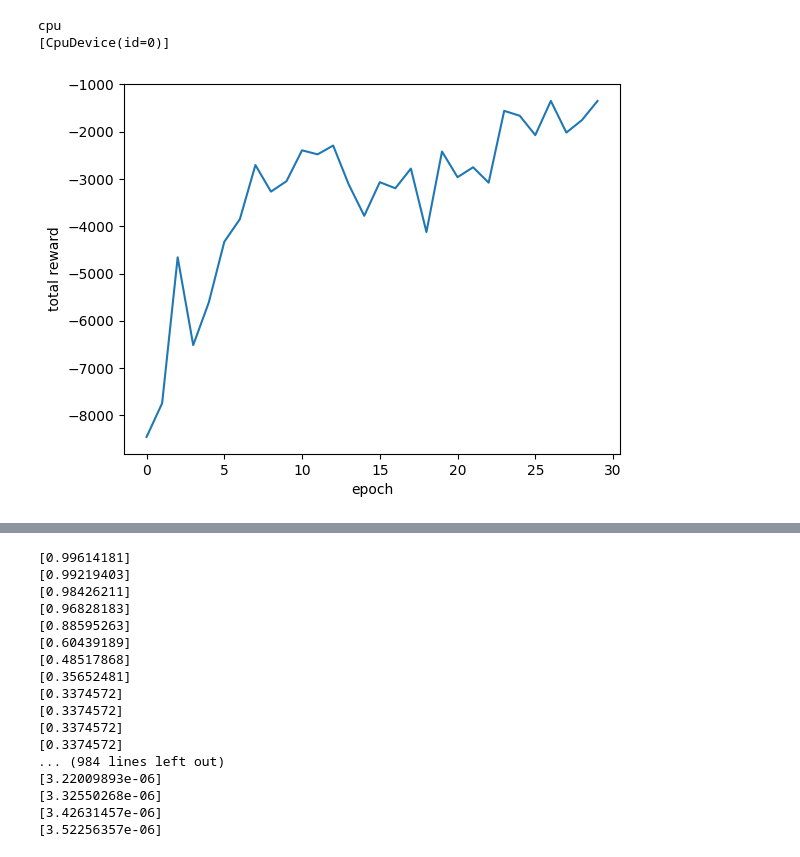
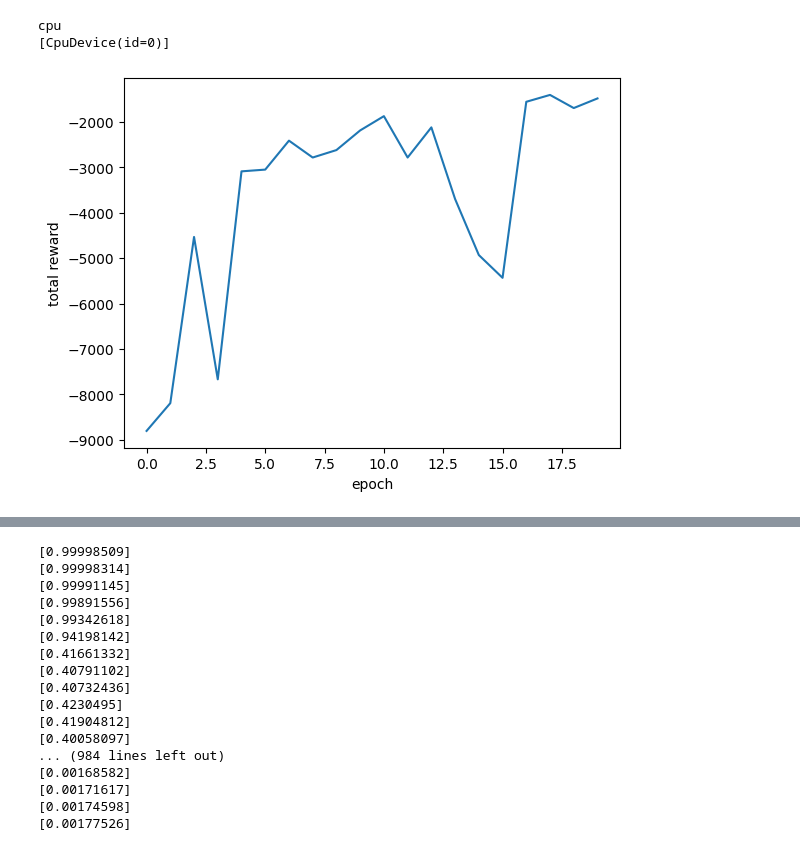
Before and after one commit to dcsteinhauser/HDS, a Jupyter notebook: run_PODS.ipynb, the cells around one changed output, grey strips where cells are left out. Drawn from its saved outputs; the diff is of its cells as text; code cells hidden in the pictures.

Commit message:
work in progress

```diff
--- a/run_PODS.ipynb
+++ b/run_PODS.ipynb
@@ -49,16 +49,16 @@ if os.path.exists(ckpt_dir):
 # %%
 
 def progress_f(x_data,y_data,epoch,reward):
     print(reward)
     x_data.append(epoch)
     y_data.append(reward)
     clear_output(wait=True)
     plt.xlabel('epoch')
     plt.ylabel('total reward')
     plt.plot(x_data, y_data)
     plt.show()
 
 #policy = train_hds(env,trajectory_length=100 ,num_samples=50,epochs=4, inner_epochs=20, alpha_a=1e-5, init_learning_rate=1e-3, init_noise=0.1, noise_decay=0.5, progress_fn=progress_f)
-policy = train_pods(env,trajectory_length=100 ,num_samples=100,epochs=30, inner_epochs=20, alpha_a=8e-5, init_learning_rate=1e-3, progress_fn=progress_f)
+policy = train_pods(env,trajectory_length=100 ,num_samples=50,epochs=20, inner_epochs=20, alpha_a=8e-5, init_learning_rate=1e-3, progress_fn=progress_f)
 # %% [output]
-[figure, old version]
+[figure, new version]
@@ -106,23 +104,23 @@ for _ in range(1000):
 print(reward, file=f)
 print(actions, file=g)
 # %% [output]
-[0.99614181]
-[0.99219403]
-[0.98426211]
-[0.96828183]
-[0.88595263]
-[0.60439189]
-[0.48517868]
-[0.35652481]
-[0.3374572]
-[0.3374572]
-[0.3374572]
-[0.3374572]
+[0.99998509]
+[0.99998314]
+[0.99991145]
+[0.99891556]
+[0.99342618]
+[0.94198142]
+[0.41661332]
+[0.40791102]
+[0.40732436]
+[0.4230495]
+[0.41904812]
+[0.40058097]
 ... (984 lines left out)
-[3.22009893e-06]
-[3.32550268e-06]
-[3.42631457e-06]
-[3.52256357e-06]
+[0.00168582]
+[0.00171617]
+[0.00174598]
+[0.00177526]
 # %%
 
 yes=html.render(env.sys.replace(dt=env.dt), rollout)
```
Also changed, not shown: parts of 1 cell of this notebook, 1 other file.
